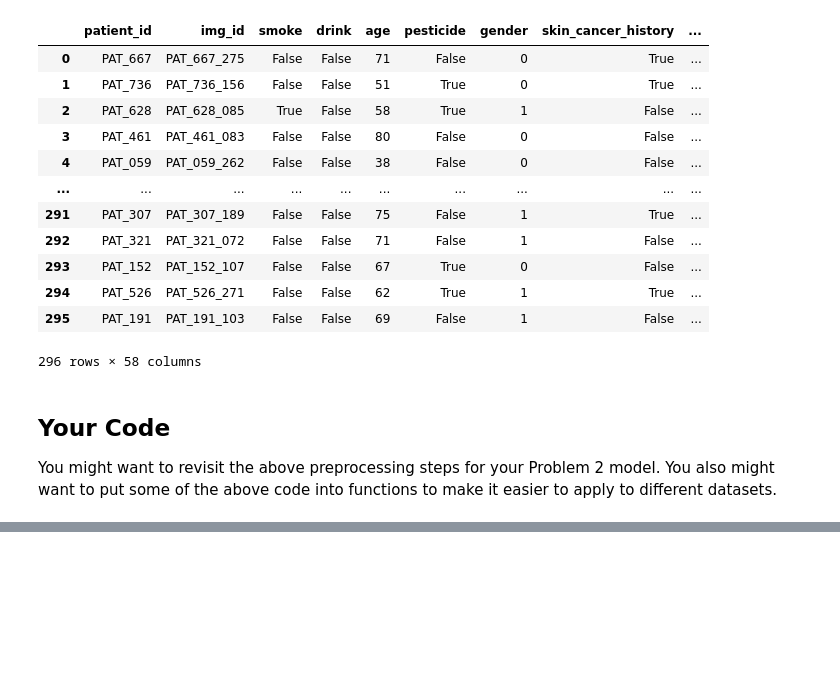
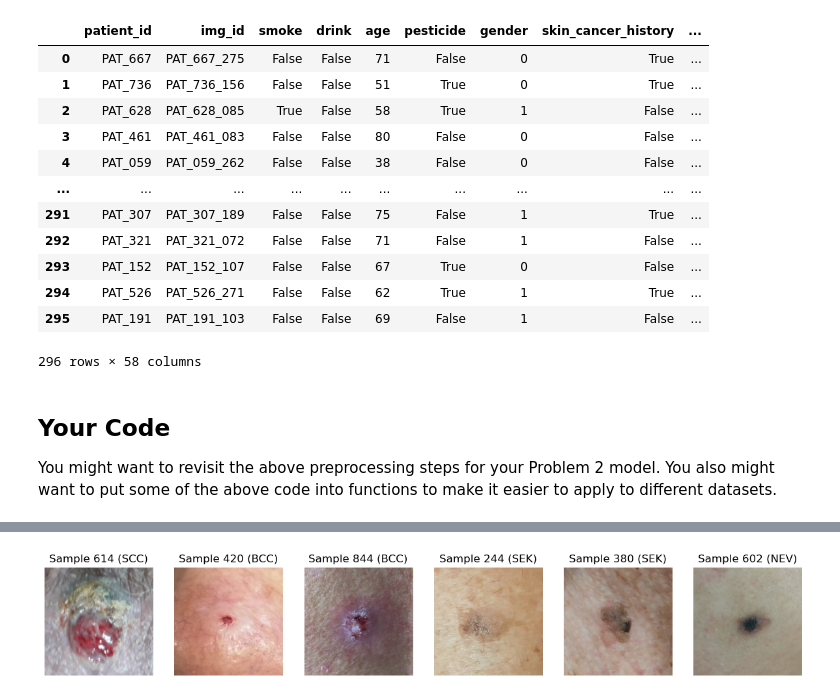
Before and after one commit to pickle244/ml-project-b, a Jupyter notebook: starter_notebook.ipynb, the cells around one changed output, grey strips where cells are left out. Saved outputs shown, nothing was run; the diff lists cells and outputs as text; code cells hidden in the pictures; blank space fills up the shorter version.

```diff
--- a/starter_notebook.ipynb
+++ b/starter_notebook.ipynb
@@ -395,6 +392 @@ Mean auc:  0.9575471698113208
-# %%
-y_pred_proba = rf_baseline.predict_proba(X_test_features)[:, 1]
-with open("preds/yproba1_test.txt", "w") as f:
-    for pred in y_pred_proba:
-        f.write(f"{pred}\n")
 # %%
@@ -427,8 +479,0 @@ Printing a dict of the best hyperparameters
-# %%
-rf_best = rf_baseline.set_params(**forest_searcher.best_params_)
-rf_best.fit(X_features, y_dev['coarse_label'])
-
-y_pred_proba = rf_best.predict_proba(X_test_features)[:, 1]
-with open("preds/yproba1_test.txt", "w") as f:
-    for pred in y_pred_proba:
-        f.write(f"{pred}\n")
@@ -542,5 +526,0 @@ VotingClassifier(estimators=[('rf_under_60',
-# %%
-y_pred_proba = ensemble.predict_proba(X_test_features)[:, 1]
-with open("preds/yproba1_test.txt", "w") as f:
-    for pred in y_pred_proba:
-        f.write(f"{pred}\n")
@@ -553,0 +579,11 @@ with open("preds/yproba1_test.txt", "w") as f:
+# %%
+fig, axes = plt.subplots(1, 6, figsize=(15, 5))
+top3s = [614, 420, 844, 244, 380, 602]
+for index, id in enumerate(top3s):
+    axes[index].imshow(imgs[id])
+    axes[index].axis('off')
+    axes[index].set_title(f"Sample {id} ({y_dev.iloc[id]["fine_label"]})")
+
+plt.show()
+# %% [output]
+[figure, added]
```
Also changed, not shown: parts of 19 cells of this notebook, 2 other files.
